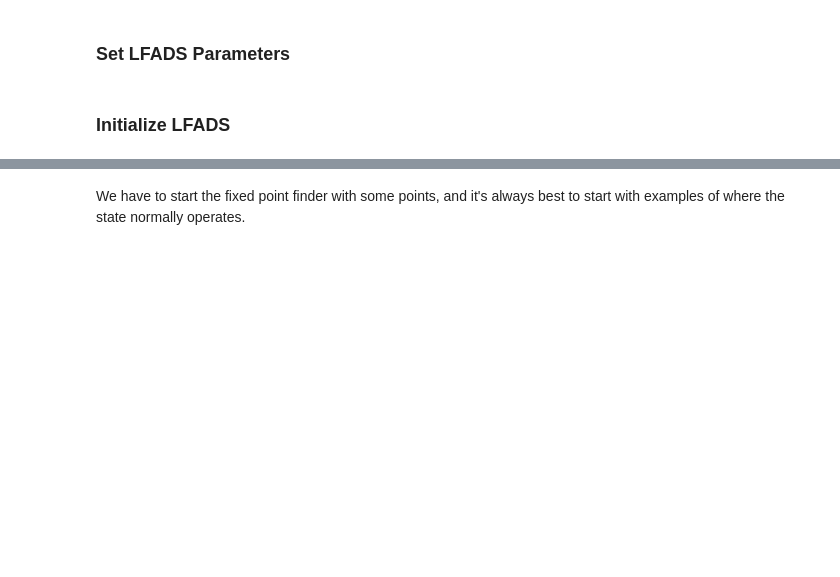
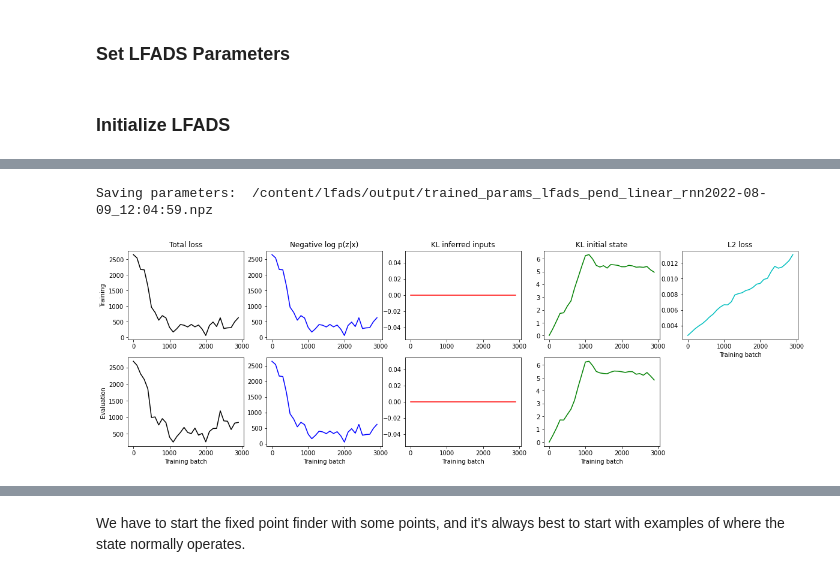
Before and after one commit to NinelK/IMBIZO2022_DS_tutorial_solutions, a Jupyter notebook: DS_Tutorial_Part_3_SOLUTIONS.ipynb, the cells around one changed output, grey strips where cells are left out. Saved outputs shown, nothing was run; the diff lists cells and outputs as text; code cells hidden in the pictures; blank space fills up the shorter version.

```diff
--- a/DS_Tutorial_Part_3_SOLUTIONS.ipynb
+++ b/DS_Tutorial_Part_3_SOLUTIONS.ipynb
@@ -384,42 +336,46 @@ init_params = lfads.lfads_params(key, lfads_hps, gen_rnn_params=model_params)
 # %%
-# fname_uniquifier = datetime.datetime.now().strftime("%Y-%m-%d_%H:%M:%S")
-# network_fname = ('trained_params_lfads_128_vrnn' + fname_uniquifier + '.npz')
-# network_path = os.path.join(output_dir, network_fname)
+fname_uniquifier = datetime.datetime.now().strftime("%Y-%m-%d_%H:%M:%S")
+network_fname = (f'trained_params_lfads_pend_{rnn_type}' + fname_uniquifier + '.npz')
+network_path = os.path.join(output_dir, network_fname)
 
-# print("Saving parameters: ", network_path)
-# np.savez(network_path, trained_params)
+print("Saving parameters: ", network_path)
+np.savez(network_path, trained_params)
+# %% [output]
+Saving parameters:  /content/lfads/output/trained_params_lfads_pend_linear_rnn2022-08-09_12:04:59.npz
 # %%
-# # Plot the training details
-# x = np.arange(0, num_batches, print_every)
-# plt.figure(figsize=(20,6))
-# plt.subplot(251)
-# plt.plot(x, opt_details['tlosses']['total'], 'k')
-# plt.ylabel('Training')
-# plt.title('Total loss')
-# plt.subplot(252)
-# plt.plot(x, opt_details['tlosses']['nlog_p_xgz'], 'b')
-# plt.title('Negative log p(z|x)')
-# plt.subplot(253)
-# plt.plot(x, opt_details['tlosses']['kl_ii'], 'r')
-# plt.title('KL inferred inputs')
-# plt.subplot(254)
-# plt.plot(x, opt_details['tlosses']['kl_g0'], 'g')
-# plt.title('KL initial state')
-# plt.subplot(255)
-# plt.plot(x, opt_details['tlosses']['l2'], 'c')
-# plt.xlabel('Training batch')
-# plt.title('L2 loss')
-# plt.subplot(256)
-# plt.plot(x, opt_details['elosses']['total'], 'k')
-# plt.xlabel('Training batch')
-# plt.ylabel('Evaluation')
-# plt.subplot(257)
-# plt.plot(x, opt_details['tlosses']['nlog_p_xgz'], 'b')
-# plt.xlabel('Training batch')
-# plt.subplot(258)
-# plt.plot(x, opt_details['elosses']['kl_ii'], 'r')
-# plt.xlabel('Training batch')
-# plt.subplot(259)
-# plt.plot(x, opt_details['elosses']['kl_g0'], 'g')
-# plt.xlabel('Training batch');
+# Plot the training details
+x = np.arange(0, num_batches, print_every)
+plt.figure(figsize=(20,6))
+plt.subplot(251)
+plt.plot(x, opt_details['tlosses']['total'], 'k')
+plt.ylabel('Training')
+plt.title('Total loss')
+plt.subplot(252)
+plt.plot(x, opt_details['tlosses']['nlog_p_xgz'], 'b')
+plt.title('Negative log p(z|x)')
+plt.subplot(253)
+plt.plot(x, opt_details['tlosses']['kl_ii'], 'r')
+plt.title('KL inferred inputs')
+plt.subplot(254)
+plt.plot(x, opt_details['tlosses']['kl_g0'], 'g')
+plt.title('KL initial state')
+plt.subplot(255)
+plt.plot(x, opt_details['tlosses']['l2'], 'c')
+plt.xlabel('Training batch')
+plt.title('L2 loss')
+plt.subplot(256)
+plt.plot(x, opt_details['elosses']['total'], 'k')
+plt.xlabel('Training batch')
+plt.ylabel('Evaluation')
+plt.subplot(257)
+plt.plot(x, opt_details['tlosses']['nlog_p_xgz'], 'b')
+plt.xlabel('Training batch')
+plt.subplot(258)
+plt.plot(x, opt_details['elosses']['kl_ii'], 'r')
+plt.xlabel('Training batch')
+plt.subplot(259)
+plt.plot(x, opt_details['elosses']['kl_g0'], 'g')
+plt.xlabel('Training batch');
+# %% [output]
+[figure, added]
 # %%
```
Also changed, not shown: parts of 75 cells of this notebook.
